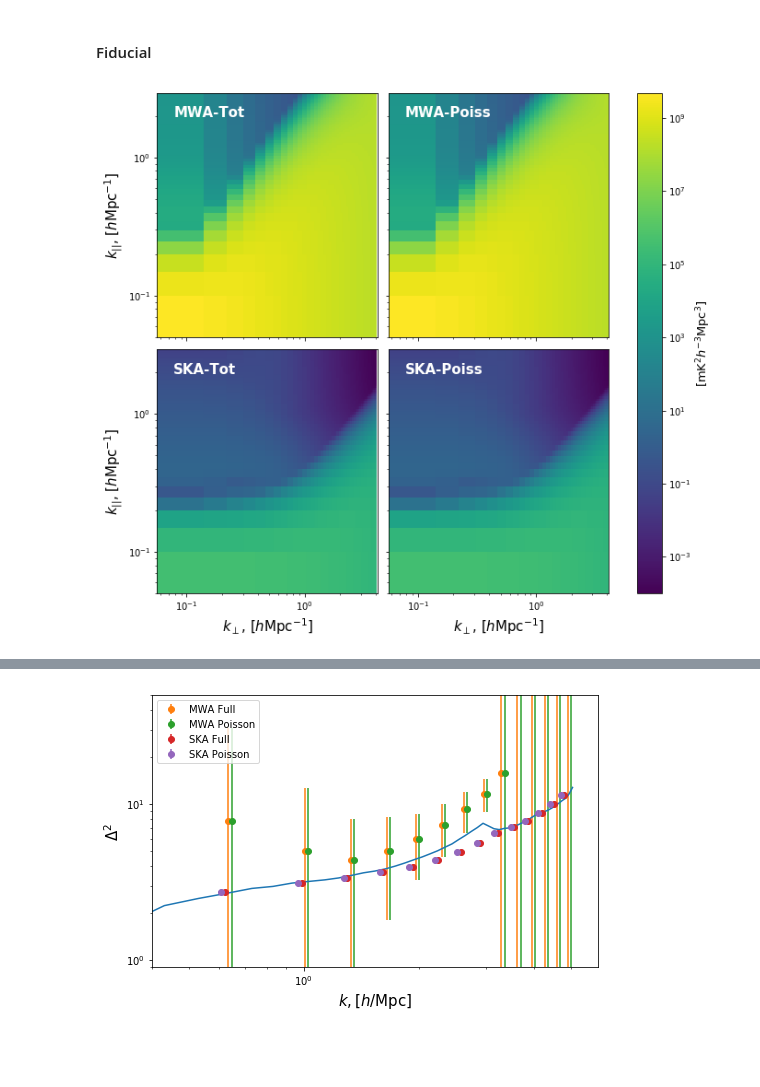
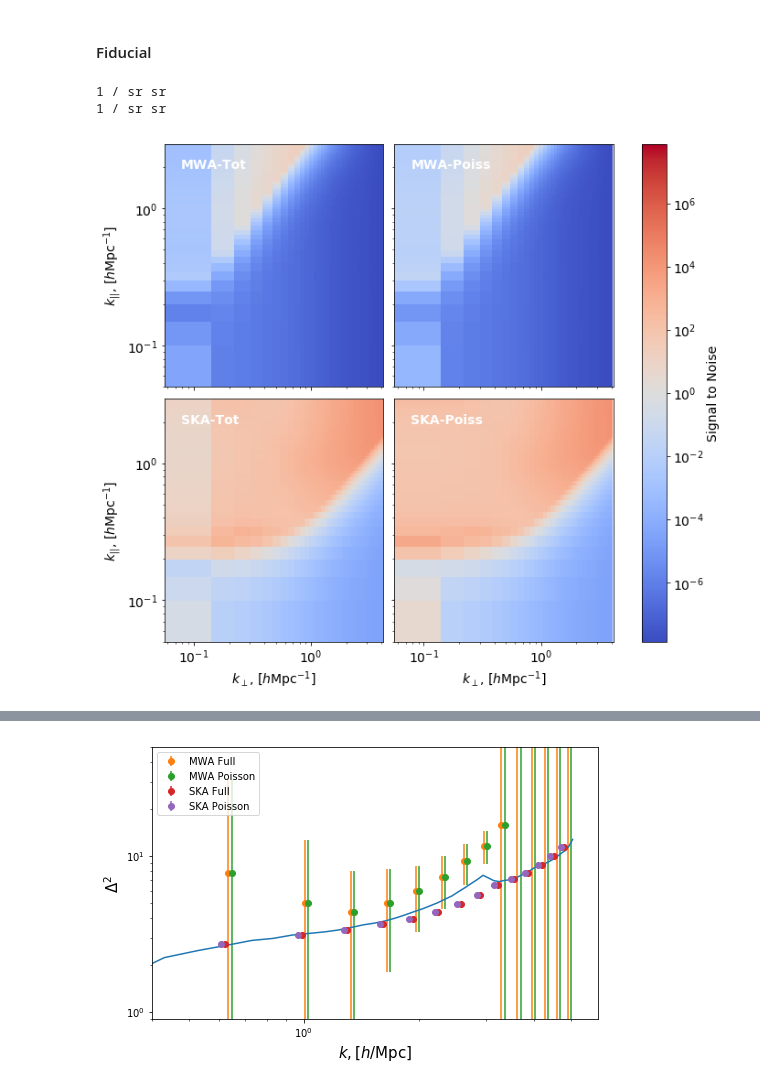
Before and after one commit to steven-murray/spore, a Jupyter notebook: devel/paper_plots.ipynb, the cells around one changed output, grey strips where cells are left out. Saved outputs shown, nothing was run; the diff lists cells and outputs as text; code cells hidden in the pictures; blank space fills up the shorter version.

```diff
--- a/devel/paper_plots.ipynb
+++ b/devel/paper_plots.ipynb
@@ -676,8 +547,5 @@ plt.show()
 # %% [markdown]
 ## Connect To Instruments
-# %%
-# Manually set point-source power spectrum parameters from previous section
-u0_obs,kappa_obs = 4.14, 4.36
 # %% [markdown]
 ### Check large-u approx
 # %%
@@ -742,11 +611,11 @@ plt.savefig("/home/steven/Documents/Projects/Foregrounds/clustering_counts_paper
 # %% [markdown]
 ### Get Power Spectrum from Basic Box
 # %%
-pk_2d, kperp, kpar, simdat = pssim.get_power_lightcone("/home/steven/Documents/Projects/Foregrounds/delta_T_v3_no_halos__zstart005.00000_zend009.56801_FLIPBOXES0_1024_1600Mpc_lighttravel",
+pk_2d, kperp, kpar, simdat = pssim.get_power_lightcone("/home/steven/Documents/Projects/Foregrounds/DataSets/delta_T_v3_no_halos__zstart005.00000_zend009.56801_FLIPBOXES0_1024_1600Mpc_lighttravel",
                                                get_delta=False, res_ndim=2, taper=blackmanharris)
 
-pk_1d, kav_1d = pssim.get_power_lightcone("/home/steven/Documents/Projects/Foregrounds/delta_T_v3_no_halos__zstart005.00000_zend009.56801_FLIPBOXES0_1024_1600Mpc_lighttravel", taper=blackmanharris)
+pk_1d, kav_1d = pssim.get_power_lightcone("/home/steven/Documents/Projects/Foregrounds/DataSets/delta_T_v3_no_halos__zstart005.00000_zend009.56801_FLIPBOXES0_1024_1600Mpc_lighttravel", taper=blackmanharris)
 
-thisnu = np.linspace(1,simdat['nu'].max()/simdat['nu'].min(),len(simdat['nu']))
-thisu = Planck15.h*Planck15.comoving_distance(simdat['z'].min()) * kperp/(2*np.pi)
+simf0 = np.linspace(1,simdat['nu'].max()/simdat['nu'].min(),len(simdat['nu']))
+sim_u = Planck15.h*Planck15.comoving_distance(simdat['z'].min()) * kperp/(2*np.pi)
 # %% [output]
@@ -784,13 +655,15 @@ def average_to_1d(kperp,kpar,power, power_cov,bins=15):
     variance = 1/angular_average(1./power_cov, kcoords, bins=bins)[0]
     return kbins, mean_signal, variance
 
-def make_models(Smin,beta1,u0,kappa, thisnu,thisu):
+def make_models(Smin,beta1,u0,kappa, f0,u):
 
     # MWA
-    model_mwa = CircularGaussianPowerLaw(source_counts=MultiPowerLawSourceCounts(nu=thisnu,Smax0=3e-2,Smin0=Smin,alpha=6998.,beta=[1.54,beta1],
-                                                                                  Sbreak=[0.006]),
-                                      beam_model=CircularGaussian(150.,nu=thisnu),
-                                      u =thisu.value,
+    sc_mwa = source_counts.MultiPowerLawSourceCounts(f0=f0,Smax0=3e-2,Smin0=Smin,
+                                                 alpha=6998.,beta=[1.54,beta1],
+                                                 Sbreak=[0.006])
+    model_mwa = foregrounds.CircularGaussianPowerLaw(source_counts=sc_mwa,
+                                      beam_model=beam.CircularGaussian(nu0=150.,f0=f0),
+                                      u =u.value,
                                       clustering_params={"u0":u0 ,"kappa":kappa})
 
     total_ps_mwa = model_mwa.power_cov_total(blackmanharris)
@@ -798,9 +671,10 @@ def make_models(Smin,beta1,u0,kappa, thisnu,thisu):
 
 
     # SKA
-    model_ska = CircularGaussianPowerLaw(source_counts=PowerLawSourceCounts(nu=thisnu,Smax0=1e-3,Smin0=Smin,alpha=237.9,beta=beta1),
-                                      beam_model=CircularGaussian(150.,nu=thisnu, D = 35.),
-                                      u =thisu.value,
+    sc_ska = source_counts.PowerLawSourceCounts(f0=f0,Smax0=1e-3,Smin0=Smin,alpha=237.9,beta=beta1)
+    model_ska = foregrounds.CircularGaussianPowerLaw(source_counts=sc_ska,
+                                      beam_model=beam.CircularGaussian(nu0=150.,f0=f0, D = 35.),
+                                      u =u.value,
                                       clustering_params={"u0":u0 ,"kappa":kappa})
 
     total_ps_ska = model_ska.power_cov_total(blackmanharris)
@@ -846,12 +720,17 @@ def make_1d_plot_ax(kbins_true, mean_signal_true, k_1d, signal, variance, fig=No
 # %% [markdown]
 #### Fiducial
 # %%
-fid_pc, fid_models, fid_k_1d, fid_signal, fid_variance = make_models(1e-4,1.95,u0_obs,kappa_obs,thisnu,thisu)
+fid_pc, fid_models, fid_k_1d, fid_signal, fid_variance = make_models(1e-4,1.95,u0_obs,kappa_obs,simf0,sim_u)
+# %% [output]
+1 / sr sr
+1 / sr sr
 # %%
-fig,ax = plot_2D_PS_compare([[np.sqrt(fid_pc['mwa_t']),np.sqrt(fid_pc['ska_t'])],
-                             [np.sqrt(fid_pc['mwa_p']),np.sqrt(fid_pc['ska_p'])]],
-                            kperp,kpar,
-                            plt_labels=[["MWA-Tot", "SKA-Tot"],
-                                        ["MWA-Poiss","SKA-Poiss"]])
+fig,ax = plot_sig_to_noise_compare([[pk_2d.T/np.sqrt(fid_pc['mwa_t']),pk_2d.T/np.sqrt(fid_pc['ska_t'])],
+                                    [pk_2d.T/np.sqrt(fid_pc['mwa_p']),pk_2d.T/np.sqrt(fid_pc['ska_p'])]],
+                                   kperp,kpar,plt_labels=[["MWA-Tot", "SKA-Tot"],["MWA-Poiss","SKA-Poiss"]])
+
+if figdir:
+    for suffix in ['pdf','png']:
+        fig.savefig(join(figdir,"signal_to_noise_fiducial.%s"%suffix))
 # %% [output]
-[figure, old version]
+[figure, new version]
```
Also changed, not shown: parts of 52 cells of this notebook, 10 other files.
